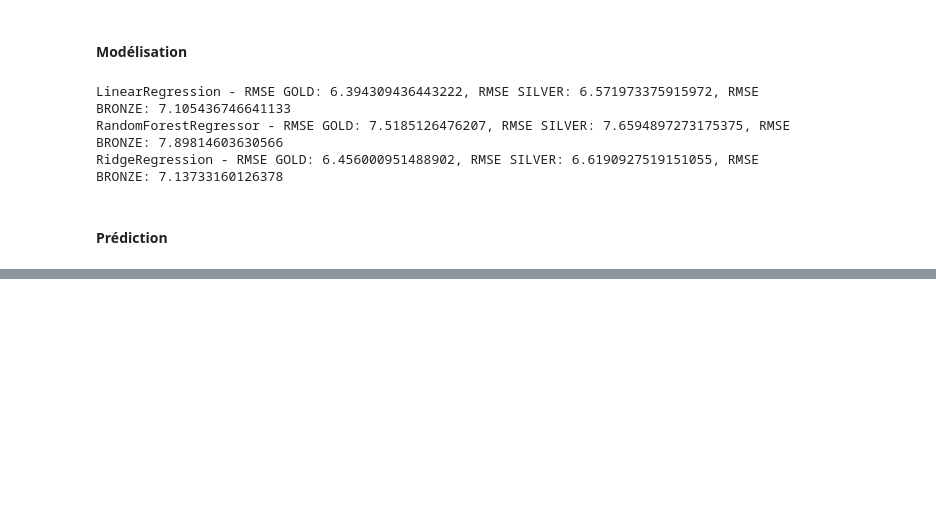
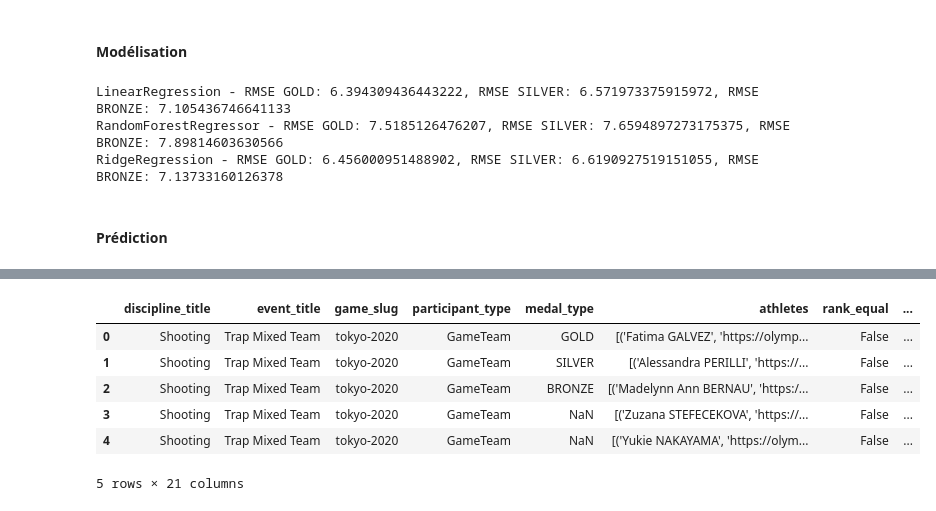
Before and after one commit to IsianDreemrr/HackathonGRP19, a Jupyter notebook: Notebook/Antoine/Prediction_FILES.ipynb, the cells around one changed output, grey strips where cells are left out. Drawn from its saved outputs; the diff is of its cells as text; code cells hidden in the pictures; blank space fills up the shorter version.

```diff
--- a/Notebook/Antoine/jo2024_IA.ipynb
+++ b/Notebook/Antoine/Prediction_FILES.ipynb
@@ -527,0 +577,16 @@ Predictions for RidgeRegression:
+# %%
+summer_olympics_clean = summer_olympics
+# %%
+# Fusionner les DataFrames pour récupérer l'année de naissance des athlètes
+summer_olympics_clean = summer_olympics_clean.merge(olympic_athlete[['athlete_full_name', 'athlete_year_birth']], on='athlete_full_name', how='left')
+
+# Afficher un aperçu pour vérifier la fusion
+summer_olympics_clean.head()
+# %% [output]
+|  | discipline_title | event_title | game_slug | participant_type | medal_type | athletes | rank_equal | ... |
+| 0 | Shooting | Trap Mixed Team | tokyo-2020 | GameTeam | GOLD | [('Fatima GALVEZ', 'https://olymp... | False | ... |
+| 1 | Shooting | Trap Mixed Team | tokyo-2020 | GameTeam | SILVER | [('Alessandra PERILLI', 'https://... | False | ... |
+| 2 | Shooting | Trap Mixed Team | tokyo-2020 | GameTeam | BRONZE | [('Madelynn Ann BERNAU', 'https:/... | False | ... |
+| 3 | Shooting | Trap Mixed Team | tokyo-2020 | GameTeam | NaN | [('Zuzana STEFECEKOVA', 'https://... | False | ... |
+| 4 | Shooting | Trap Mixed Team | tokyo-2020 | GameTeam | NaN | [('Yukie NAKAYAMA', 'https://olym... | False | ... |
+5 rows × 21 columns
```
Also changed, not shown: parts of 10 cells of this notebook, 2 other files.
